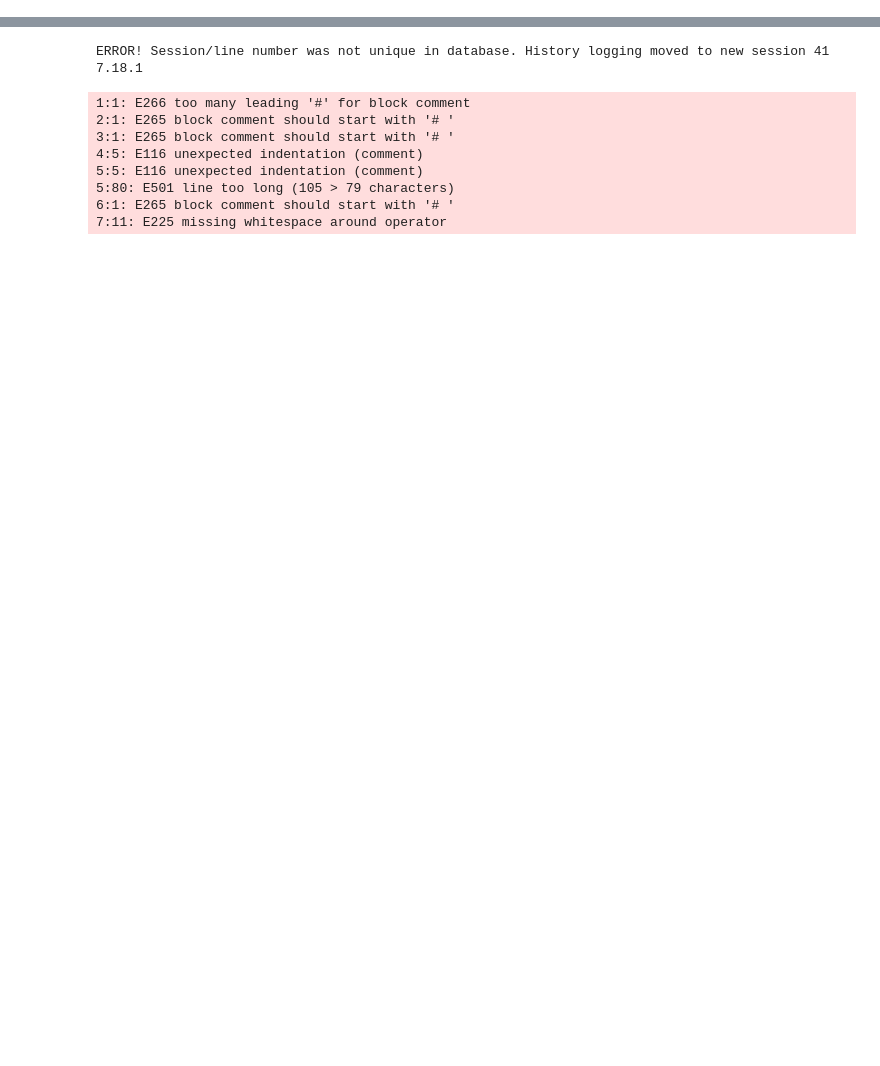
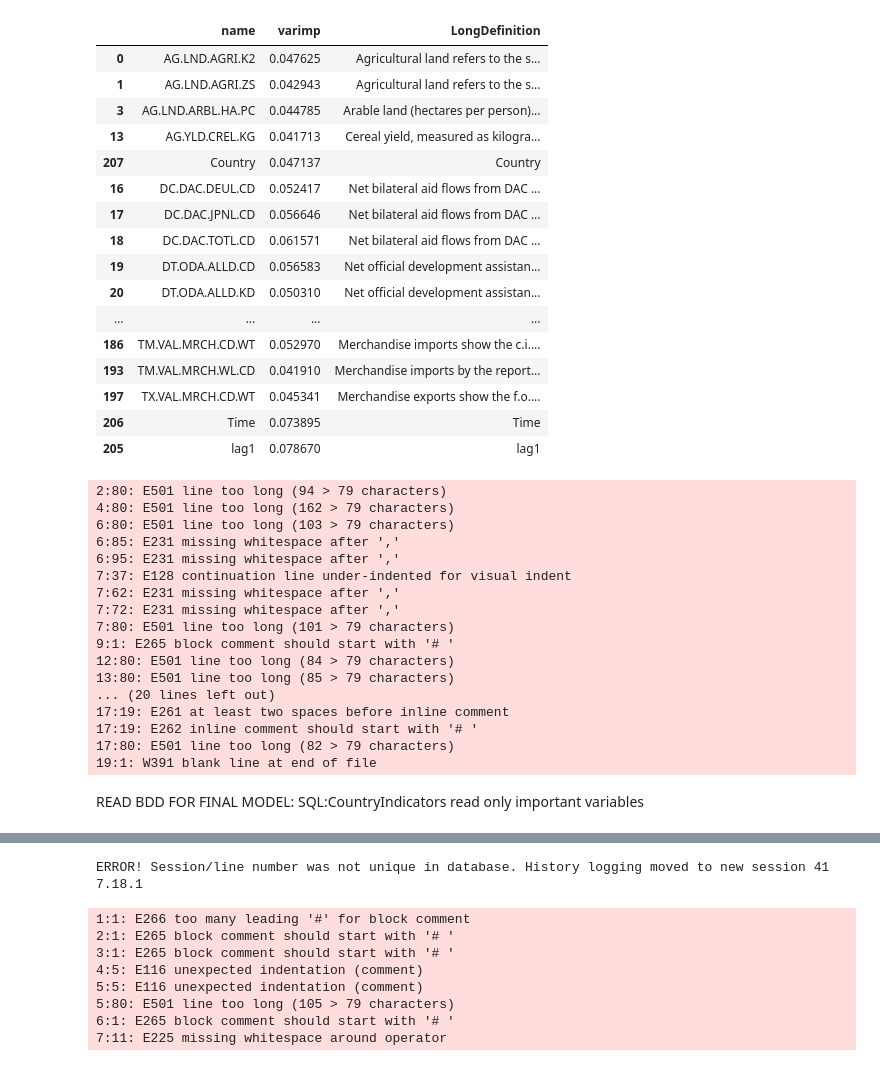
Before and after one commit to brantrigo/GDP-Growth, a Jupyter notebook: analysis/dbCreation_FeatureAnalysis.ipynb, the cells around one changed output, grey strips where cells are left out. Drawn from its saved outputs; the diff is of its cells as text; code cells hidden in the pictures; blank space fills up the shorter version.

```diff
--- a/analysis/dbCreation_FeatureAnalysis.ipynb
+++ b/analysis/dbCreation_FeatureAnalysis.ipynb
@@ -149,8 +152,0 @@ REMOVE NA
-# %%
-aa =range(1,len(df))
-df.shape # 1018
-# Require that many non-NA values.
-df.dropna(thresh=np.quantile(aa, 0.6), axis=1).shape # 238
-df = df.fillna(method='bfill')
-df = df.dropna(axis=1)
-df
@@ -239,0 +159,17 @@ array(['NE_CON_PETC_KD', 'TX_VAL_MRCH_CD_WT', 'NE_CON_GOVT_CD',
+# %%
+from sklearn.feature_selection import f_regression, mutual_info_regression
+
+# Filter/impute vars with NA
+df_fewNA = df[df.columns[(df.isnull().sum(axis = 0)/df.shape[0]<=0.3)]] # 0.3:210 vars
+country2=df_fewNA['Country']
+df_fewNA = df_fewNA.groupby(country2).transform(lambda x: x.fillna(x.ffill().bfill()))
+df_fewNA = df_fewNA.fillna(df.mean())
+df_fewNA["Country"] = country2
+# Feature selection
+covs = df_fewNA.drop(["NY_GDP_MKTP_KD_ZG","residuals"], 1)
+Y = df_fewNA[['residuals']]
+info = mutual_info_regression(covs, np.ravel(Y))
+df_varimp =pd.DataFrame(data={'name': covs.columns, 'varimp': info})
+# Keep top50
+selected_variables = df_varimp.sort_values(by="varimp",ascending=False)[0:49]
+selected_variables['name'] = selected_variables['name'].str.replace('_','.')
@@ -239,0 +196,55 @@ array(['NE_CON_PETC_KD', 'TX_VAL_MRCH_CD_WT', 'NE_CON_GOVT_CD',
+# %%
+# Definition of variables: sql: Indicators
+conn = sqlite3.connect('/home/ferran/Desktop/master/R&I/ml/final_project_skeleton/db.sqlite3')
+list_of_entries_to_retrive = (selected_variables['name']).tolist()
+queryString = 'SELECT IndicatorCode,LongDefinition FROM Indicators WHERE IndicatorCode IN (\'{}\');'.format('\',\''.join([_ for _ in list_of_entries_to_retrive]))
+vars_definition = pd.read_sql(queryString, con=conn)
+vars_definition = vars_definition.append(pd.DataFrame(data={'IndicatorCode': ["lag1","Country","Time"],
+                                    'LongDefinition': ["lag1","Country","Time"]}), ignore_index=True)
+vars_definition = vars_definition.sort_values(by="IndicatorCode")
+#vars_definition.columns = ['IndicatorCode','name']
+# bind cols
+selected_variables = selected_variables.sort_values(by="name")
+if selected_variables['name'].tolist() == vars_definition['IndicatorCode'].tolist():
+    selected_variables["LongDefinition"] = vars_definition['LongDefinition'].tolist()
+#df_c = pd.concat([selected_variables.reset_index(drop=True), vars_definition['LongDefinition'].reset_index(drop=True) ], axis=1)
+
+# NY_GDP_MKTP_KD_ZG
+selected_variables
+# %% [output]
+|  | name | varimp | LongDefinition |
+| 0 | AG.LND.AGRI.K2 | 0.047625 | Agricultural land refers to the s... |
+| 1 | AG.LND.AGRI.ZS | 0.042943 | Agricultural land refers to the s... |
+| 3 | AG.LND.ARBL.HA.PC | 0.044785 | Arable land (hectares per person)... |
+| 13 | AG.YLD.CREL.KG | 0.041713 | Cereal yield, measured as kilogra... |
+| 207 | Country | 0.047137 | Country |
+| 16 | DC.DAC.DEUL.CD | 0.052417 | Net bilateral aid flows from DAC ... |
+| 17 | DC.DAC.JPNL.CD | 0.056646 | Net bilateral aid flows from DAC ... |
+| 18 | DC.DAC.TOTL.CD | 0.061571 | Net bilateral aid flows from DAC ... |
+| 19 | DT.ODA.ALLD.CD | 0.056583 | Net official development assistan... |
+| 20 | DT.ODA.ALLD.KD | 0.050310 | Net official development assistan... |
+| ... | ... | ... | ... |
+| 186 | TM.VAL.MRCH.CD.WT | 0.052970 | Merchandise imports show the c.i.... |
+| 193 | TM.VAL.MRCH.WL.CD | 0.041910 | Merchandise imports by the report... |
+| 197 | TX.VAL.MRCH.CD.WT | 0.045341 | Merchandise exports show the f.o.... |
+| 206 | Time | 0.073895 | Time |
+| 205 | lag1 | 0.078670 | lag1 |
+2:80: E501 line too long (94 > 79 characters)
+4:80: E501 line too long (162 > 79 characters)
+6:80: E501 line too long (103 > 79 characters)
+6:85: E231 missing whitespace after ','
+6:95: E231 missing whitespace after ','
+7:37: E128 continuation line under-indented for visual indent
+7:62: E231 missing whitespace after ','
+7:72: E231 missing whitespace after ','
+7:80: E501 line too long (101 > 79 characters)
+9:1: E265 block comment should start with '# '
+12:80: E501 line too long (84 > 79 characters)
+13:80: E501 line too long (85 > 79 characters)
+... (20 lines left out)
+17:19: E261 at least two spaces before inline comment
+17:19: E262 inline comment should start with '# '
+17:80: E501 line too long (82 > 79 characters)
+19:1: W391 blank line at end of file
+# %% [markdown]
+READ BDD FOR FINAL MODEL: SQL:CountryIndicators read only important variables
```
Also changed, not shown: parts of 20 cells of this notebook, 2 other files.
